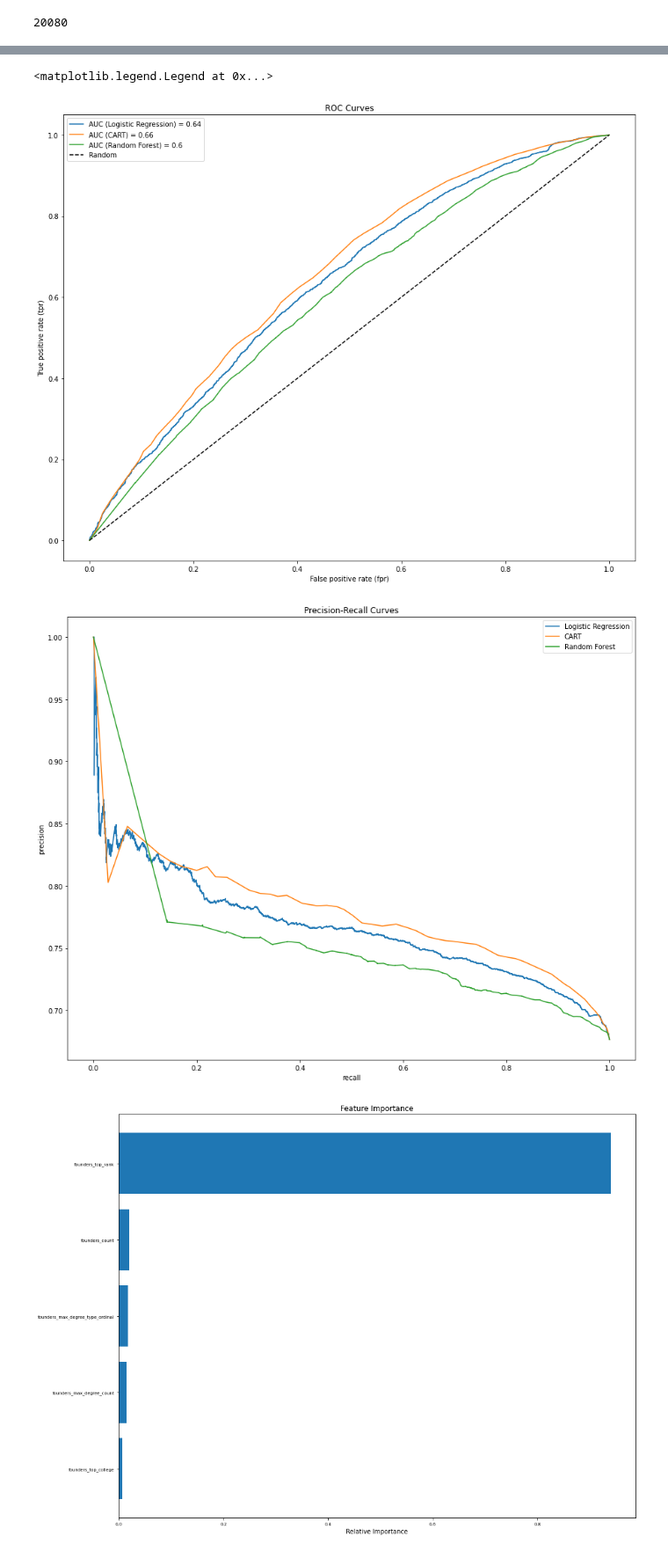
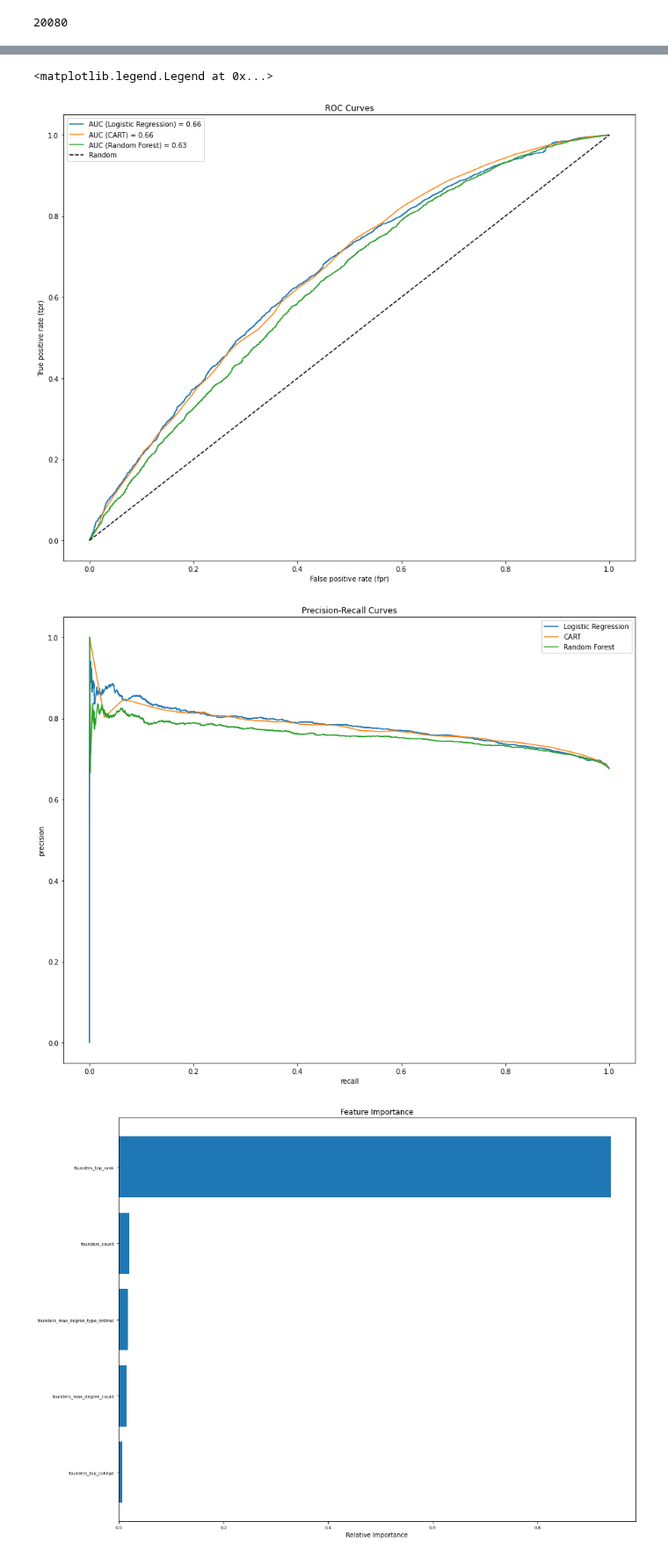
Before and after one commit to siddtheshah/vc_modeling, a Jupyter notebook: model_training.ipynb, the cells around one changed output, grey strips where cells are left out. Shown at 88% size. Cells and saved outputs as stored; diff of their text form; code cells hidden in the pictures.

```diff
--- a/model_training.ipynb
+++ b/model_training.ipynb
@@ -77,9 +77,12 @@ org_success.head()
 #print("num companies succeeded: " + str(len(timeline_success_df)))
 
 founders_and_success_df = founders_df.join(org_success.set_index("uuid"), on=["org_uuid"])
-#founders_and_success_df["has_succeeded"] = founders_and_success_df["has_succeeded"].fillna(0)
-founders_and_success_df = founders_and_success_df[founders_and_success_df["has_succeeded"].notnull()]
-founders_and_success_df.head()
+founders_and_success_df = founders_and_success_df.dropna(subset=["has_succeeded"])
+
+cols = list(founders_and_success_df.columns)
+cols.remove('org_uuid')
+founders_and_success_df = founders_and_success_df.dropna(how="all", subset=cols)
+founders_and_success_df[:50]
 # %% [output]
 |  | org_uuid | founders_top_rank | founders_top_college | founders_max_degree_type_ordinal | founders_max_degree_count | ... |
 | 11 | 0002da99-6654-1ecd-79c6-8064a01ebfa6 | 351505.0 | NaN | NaN | NaN | ... |
@@ -94,6 +108,7 @@ len(founders_and_success_df[founders_and_success_df["has_succeeded"]==1])
 # %%
 from sklearn.impute import SimpleImputer
 from sklearn.ensemble import RandomForestClassifier
+from sklearn.preprocessing import StandardScaler
 import matplotlib.pylab as plt
 %matplotlib inline
 plt.rcParams['figure.figsize'] = 15, 12
@@ -103,13 +118,17 @@ imp = SimpleImputer(missing_values=np.nan, strategy='mean')
 modelConfigs = [
     {'label': 'Logistic Regression', 'model': LogisticRegression(C=1., solver='liblinear')},
     {'label': 'CART', 'model': DecisionTreeClassifier(criterion="entropy", min_samples_leaf=300, random_state=42)},
-    {'label': 'Random Forest', 'model': RandomForestClassifier(random_state=42)}
+    {'label': 'Random Forest', 'model': RandomForestClassifier(max_depth=70, min_samples_leaf=4, min_samples_split=10, n_estimators=400, random_state=42)}
 ]
 
 data = founders_and_success_df
 Y = data['has_succeeded']
 X = data.drop(['org_uuid', 'has_succeeded'], axis=1)
 
+# standardize columns
+X[:] = StandardScaler().fit_transform(X[:])
+
+# impute missing values
 imp = imp.fit(X)
 X[:] = imp.transform(X)
 
@@ -203,6 +222,6 @@ roc auc: 0.5980230469271189
 <matplotlib.legend.Legend at 0x...>
-[figure, old version]
+[figure, new version]
-[figure, old version]
+[figure, new version]
 # %%
 # Rank importance of features using Random Forest
 
```
Also changed, not shown: parts of 2 cells of this notebook.
